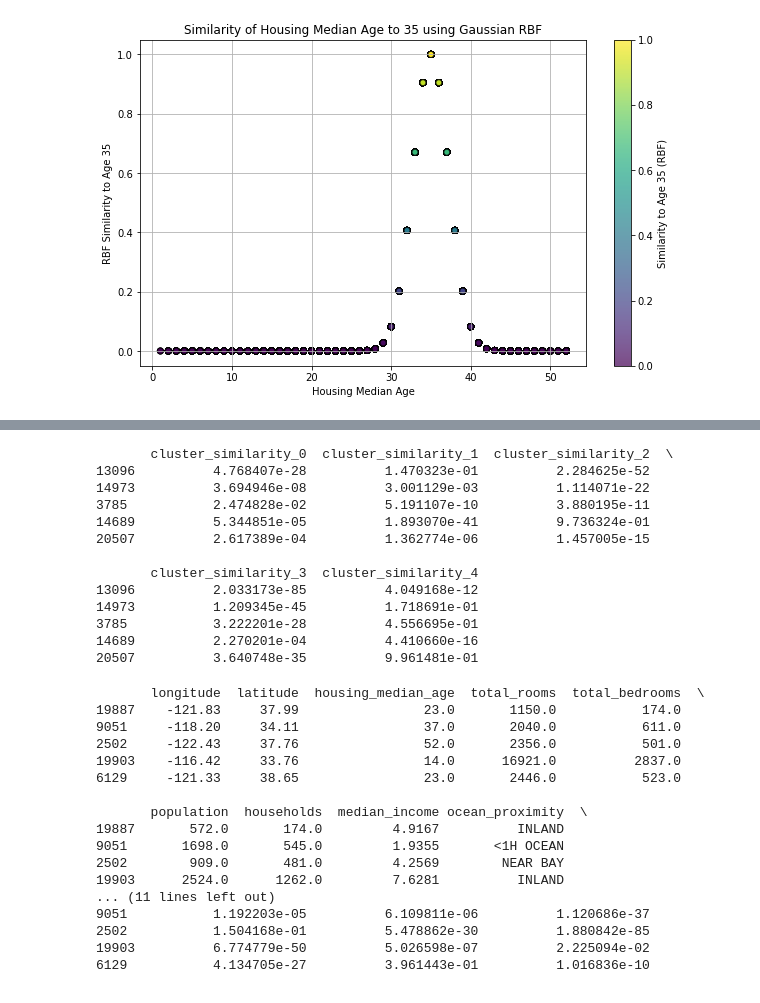
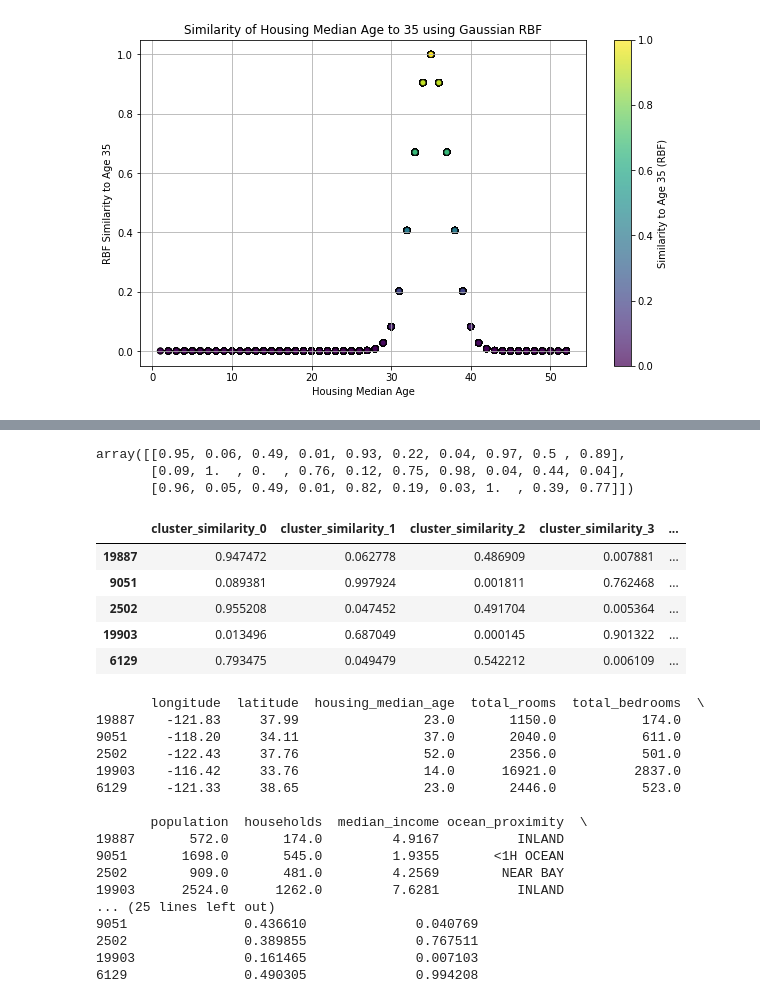
Before and after one commit to Arefe-Masnouie/housing_price, a Jupyter notebook: housing.ipynb, the cells around one changed output, grey strips where cells are left out. Saved outputs shown, nothing was run; the diff lists cells and outputs as text; code cells hidden in the pictures.

```diff
--- a/housing.ipynb
+++ b/housing.ipynb
@@ -494,34 +494,29 @@ class ClusterSimilarity(BaseEstimator, TransformerMixin):
         return [f"cluster_similarity_{i}" for i in range(self.n_clusters)]
 
 # Example usage
-cluster_similarity_transformer = ClusterSimilarity(n_clusters=5, gamma=0.1, random_state=42)
+cluster_similarity_transformer = ClusterSimilarity(n_clusters=10, gamma=0.1, random_state=42)
 # Fit the transformer to the housing data
-cluster_similarity_transformer.fit(housing[['housing_median_age']])
-# Transform the data to get cluster similarity scores
-housing_cluster_similarity = cluster_similarity_transformer.transform(housing[['housing_median_age']])
-# Convert the transformed data to a DataFrame
-housing_cluster_similarity_df = pd.DataFrame(housing_cluster_similarity,
-                                              columns=cluster_similarity_transformer.get_feature_names_out(),
-                                              index=housing.index)
-# Display the first few rows with the new cluster similarity features
-print(housing_cluster_similarity_df.head())
+similarities = cluster_similarity_transformer.fit_transform(housing[['latitude', 'longitude']], sample_weight=housing_labels)
+
+similarities[:3].round(2)
 # %% [output]
-       cluster_similarity_0  cluster_similarity_1  cluster_similarity_2  \
-13096          4.768407e-28          1.470323e-01          2.284625e-52
-14973          3.694946e-08          3.001129e-03          1.114071e-22
-3785           2.474828e-02          5.191107e-10          3.880195e-11
-14689          5.344851e-05          1.893070e-41          9.736324e-01
-20507          2.617389e-04          1.362774e-06          1.457005e-15
-
-       cluster_similarity_3  cluster_similarity_4
-13096          2.033173e-85          4.049168e-12
-14973          1.209345e-45          1.718691e-01
-3785           3.222201e-28          4.556695e-01
-14689          2.270201e-04          4.410660e-16
-20507          3.640748e-35          9.961481e-01
+array([[0.95, 0.06, 0.49, 0.01, 0.93, 0.22, 0.04, 0.97, 0.5 , 0.89],
+       [0.09, 1.  , 0.  , 0.76, 0.12, 0.75, 0.98, 0.04, 0.44, 0.04],
+       [0.96, 0.05, 0.49, 0.01, 0.82, 0.19, 0.03, 1.  , 0.39, 0.77]])
+# %%
+# Convert the similarities to a DataFrame
+similarity_df = pd.DataFrame(similarities, columns=cluster_similarity_transformer.get_feature_names_out(), index=housing.index)
+similarity_df.head()
+# %% [output]
+|  | cluster_similarity_0 | cluster_similarity_1 | cluster_similarity_2 | cluster_similarity_3 | ... |
+| 19887 | 0.947472 | 0.062778 | 0.486909 | 0.007881 | ... |
+| 9051 | 0.089381 | 0.997924 | 0.001811 | 0.762468 | ... |
+| 2502 | 0.955208 | 0.047452 | 0.491704 | 0.005364 | ... |
+| 19903 | 0.013496 | 0.687049 | 0.000145 | 0.901322 | ... |
+| 6129 | 0.793475 | 0.049479 | 0.542212 | 0.006109 | ... |
 # %%
 # Concatenate the original DataFrame with the new cluster similarity features
-housing_with_clusters = pd.concat([housing, housing_cluster_similarity_df], axis=1)
+housing_with_clusters = pd.concat([housing,similarity_df], axis=1)
 # Display the first few rows of the final DataFrame
 print(housing_with_clusters.head())
 # %% [output]
@@ -537,11 +532,11 @@ print(housing_with_clusters.head())
 9051       1698.0       545.0         1.9355       <1H OCEAN
 2502        909.0       481.0         4.2569        NEAR BAY
 19903      2524.0      1262.0         7.6281          INLAND
-... (11 lines left out)
-9051           1.192203e-05          6.109811e-06          1.120686e-37
-2502           1.504168e-01          5.478862e-30          1.880842e-85
-19903          6.774779e-50          5.026598e-07          2.225094e-02
-6129           4.134705e-27          3.961443e-01          1.016836e-10
+... (25 lines left out)
+9051               0.436610              0.040769
+2502               0.389855              0.767511
+19903              0.161465              0.007103
+6129               0.490305              0.994208
 # %%
 #crossvalidation
 from sklearn.model_selection import cross_val_score
```
Also changed, not shown: parts of 13 cells of this notebook.
